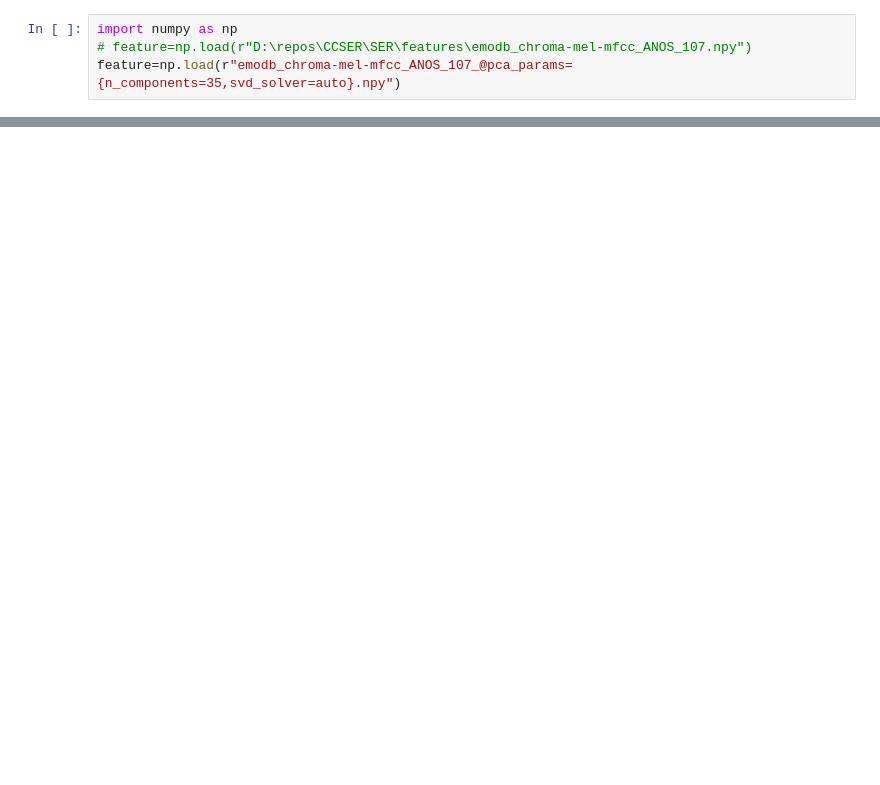
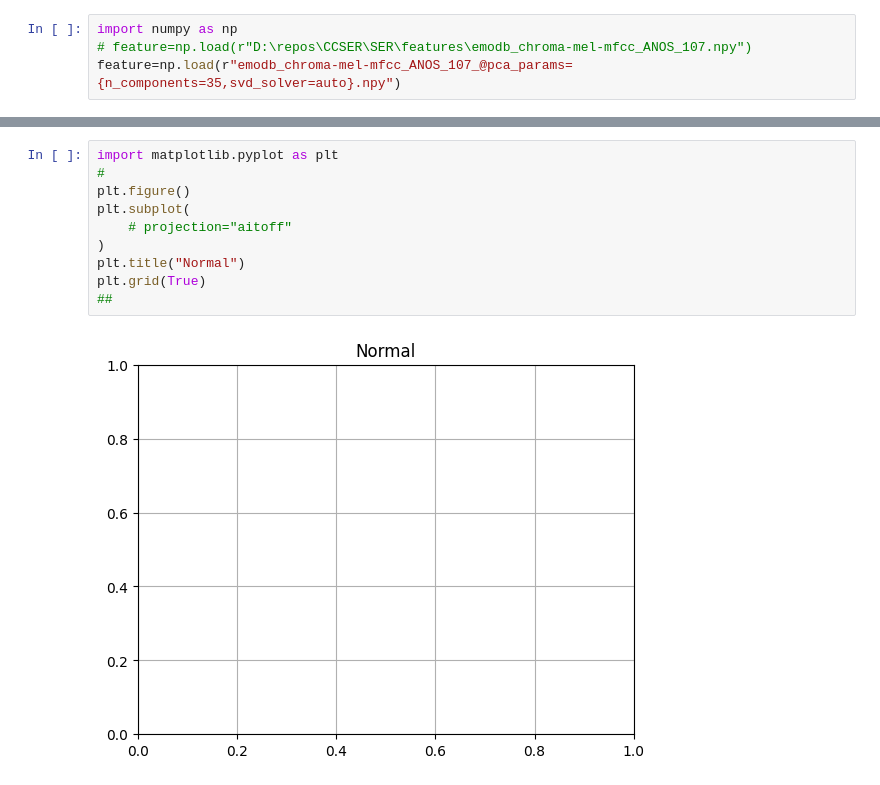
Before and after one commit to xuchaoxin1375/Cross-Corpus-SER, a Jupyter notebook: features/check.ipynb, the cells around one changed output, grey strips where cells are left out. Saved outputs shown, nothing was run; the diff lists cells and outputs as text; blank space fills up the shorter version.

Commit message:
- fix some bugs. - certain adjustments to the project code.

```diff
--- a/features/check.ipynb
+++ b/features/check.ipynb
@@ -66,0 +143,12 @@ True
+# %%
+import matplotlib.pyplot as plt
+#
+plt.figure()
+plt.subplot(
+    # projection="aitoff"
+)
+plt.title("Normal")
+plt.grid(True)
+##
+# %% [output]
+[figure, added]
```
Also changed, not shown: parts of 20 cells of this notebook, 27 other files.
